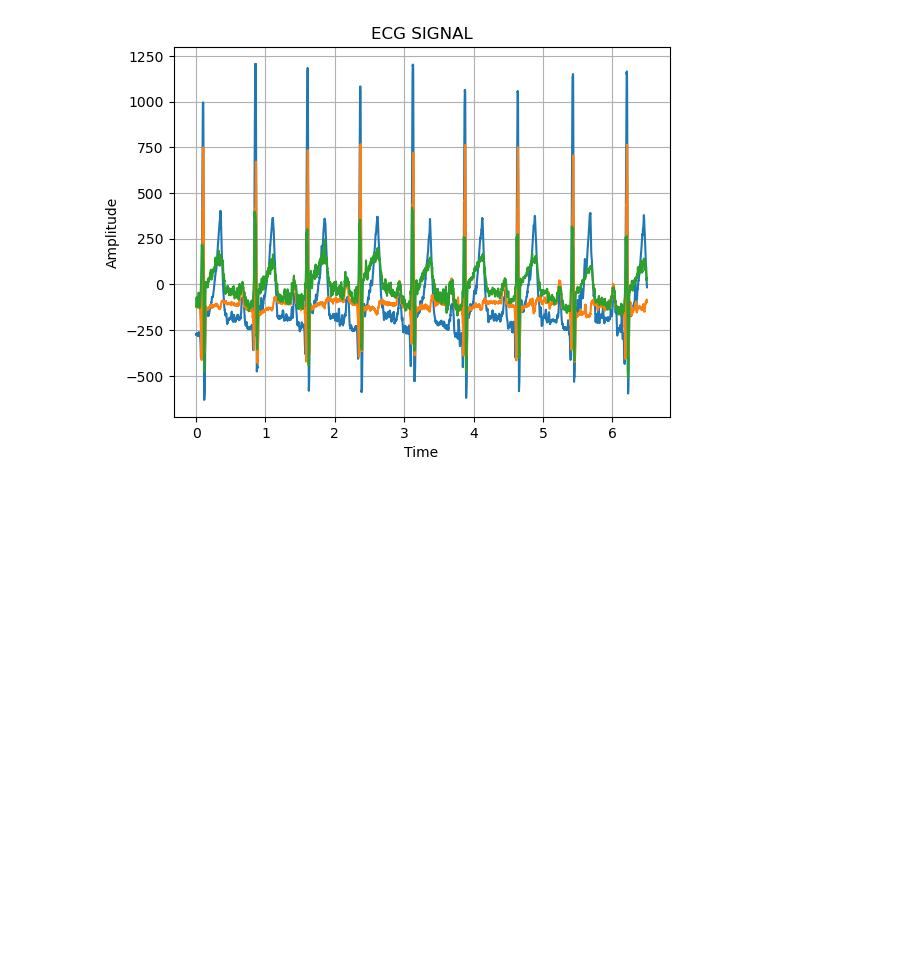
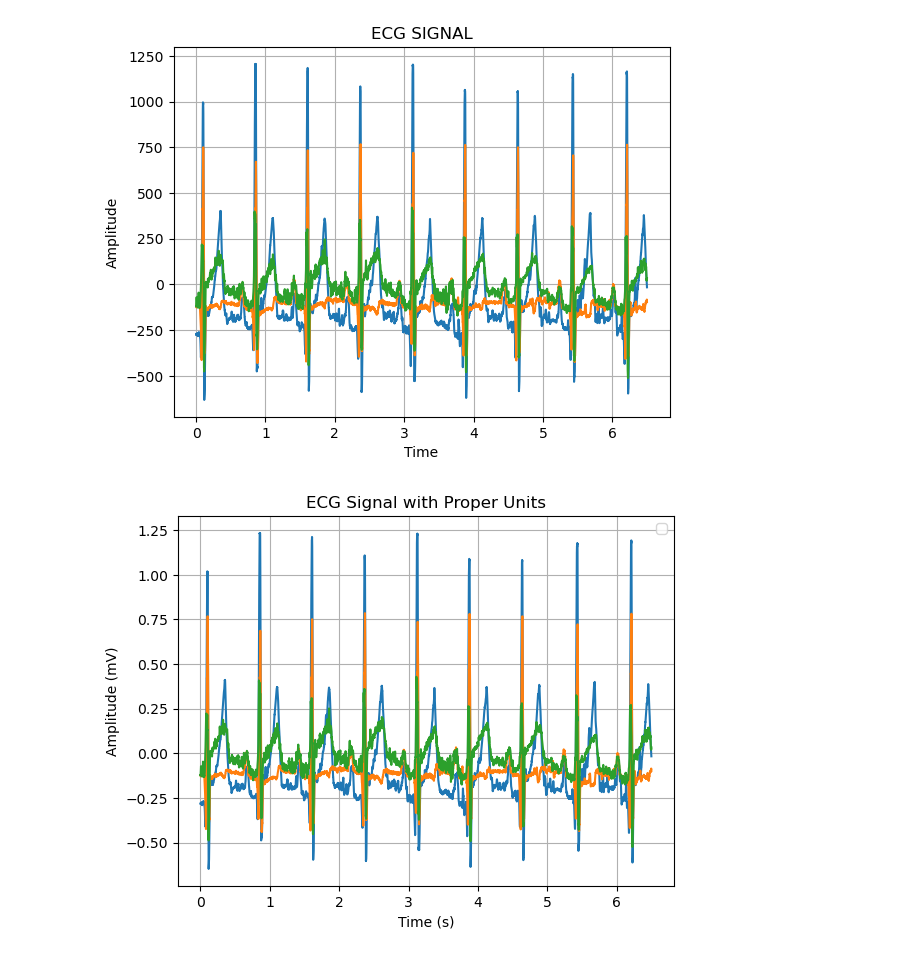
Before and after one commit to chahinefac/Series01-Python-Git, a Jupyter notebook: main.ipynb, the cells around one changed output. Drawn from its saved outputs; the diff is of its cells as text; code cells hidden in the pictures; blank space fills up the shorter version.

Commit message:
Rescale ECG Plot with proper units

```diff
--- a/main.ipynb
+++ b/main.ipynb
@@ -44,3 +44,17 @@ plt.show
 # %% [output]
 <function matplotlib.pyplot.show(close=None, block=None)>
 [figure]
+# %%
+# Step 1: Rescale the ECG data to standard units (millivolts)
+# The A/D converter gain is 1024 µV per unit, so we convert the raw data to mV
+ecg_data_mV = ecg_raw * 1024e-6  # Convert raw data to millivolts
+
+plt.plot(t,ecg_data_mV)
+plt.title('ECG Signal with Proper Units')
+plt.xlabel('Time (s)')
+plt.ylabel('Amplitude (mV)')
+plt.legend()
+plt.grid()
+plt.show()
+# %% [output]
+[figure, added]
```
